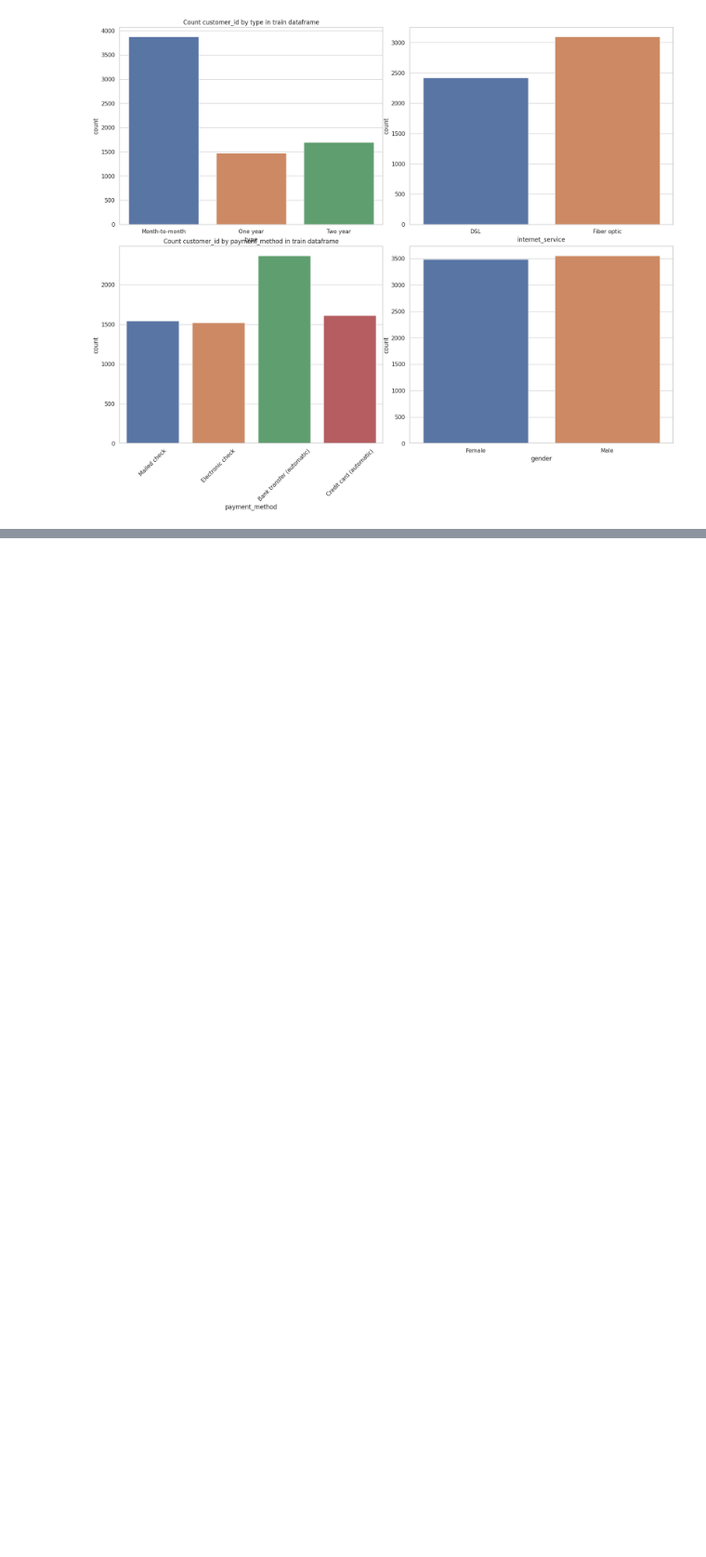
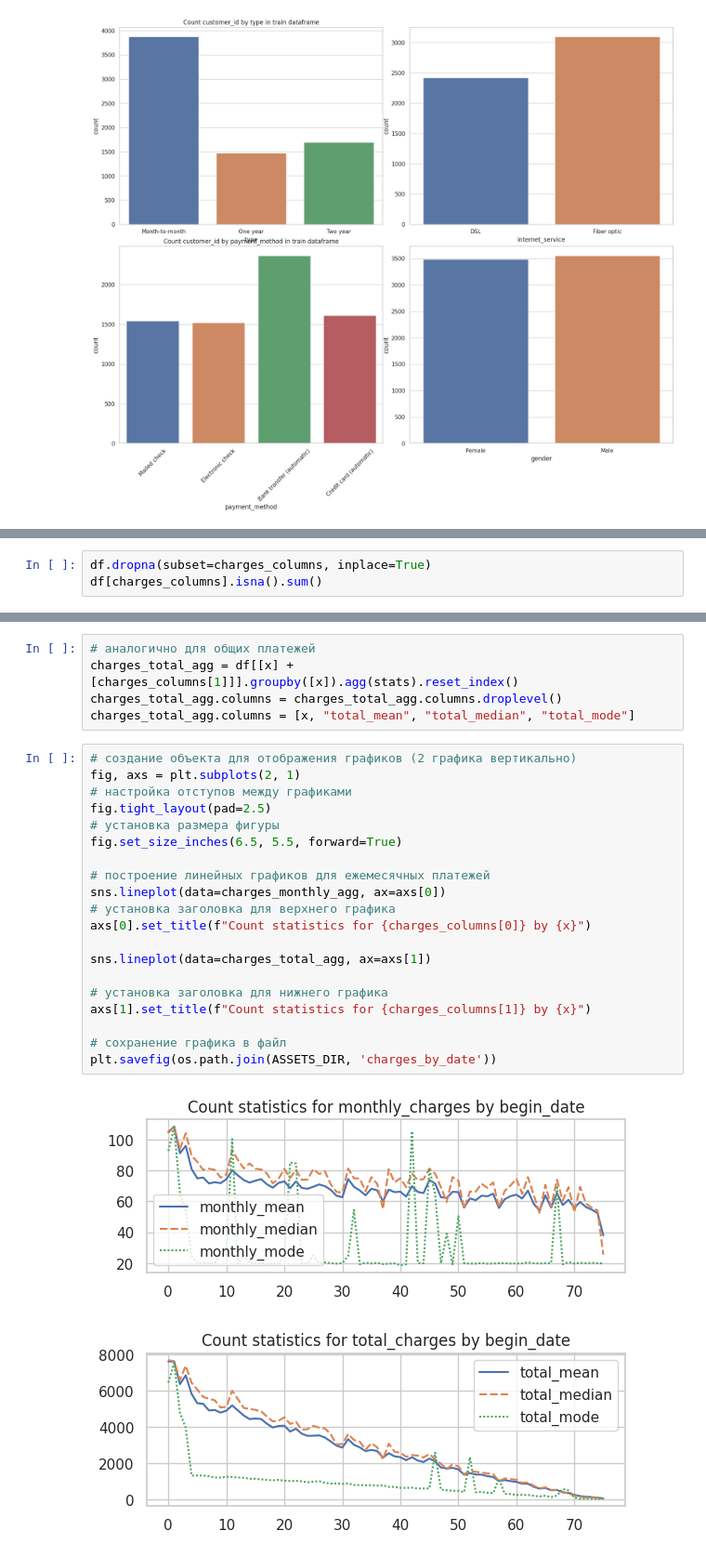
Before and after one commit to superVo1d/mle-mlflow, a Jupyter notebook: eda.ipynb, the cells around one changed output, grey strips where cells are left out. Shown at 93% size. Drawn from its saved outputs; the diff is of its cells as text; blank space fills up the shorter version.

```diff
--- a/eda.ipynb
+++ b/eda.ipynb
@@ -113,0 +179,3 @@ ValueError: Could not interpret value `count` for `y`. An entry with this name d
+# %%
+df.dropna(subset=charges_columns, inplace=True)
+df[charges_columns].isna().sum()
@@ -113,0 +202,27 @@ ValueError: Could not interpret value `count` for `y`. An entry with this name d
+# %%
+# аналогично для общих платежей
+charges_total_agg = df[[x] + [charges_columns[1]]].groupby([x]).agg(stats).reset_index()
+charges_total_agg.columns = charges_total_agg.columns.droplevel()
+charges_total_agg.columns = [x, "total_mean", "total_median", "total_mode"]
+# %%
+# создание объекта для отображения графиков (2 графика вертикально)
+fig, axs = plt.subplots(2, 1)
+# настройка отступов между графиками
+fig.tight_layout(pad=2.5)
+# установка размера фигуры
+fig.set_size_inches(6.5, 5.5, forward=True)
+
+# построение линейных графиков для ежемесячных платежей
+sns.lineplot(data=charges_monthly_agg, ax=axs[0])
+# установка заголовка для верхнего графика
+axs[0].set_title(f"Count statistics for {charges_columns[0]} by {x}")
+
+sns.lineplot(data=charges_total_agg, ax=axs[1])
+
+# установка заголовка для нижнего графика
+axs[1].set_title(f"Count statistics for {charges_columns[1]} by {x}")
+
+# сохранение графика в файл
+plt.savefig(os.path.join(ASSETS_DIR, 'charges_by_date'))
+# %% [output]
+[figure, added]
```
Also changed, not shown: parts of 20 cells of this notebook, 5 other files.
